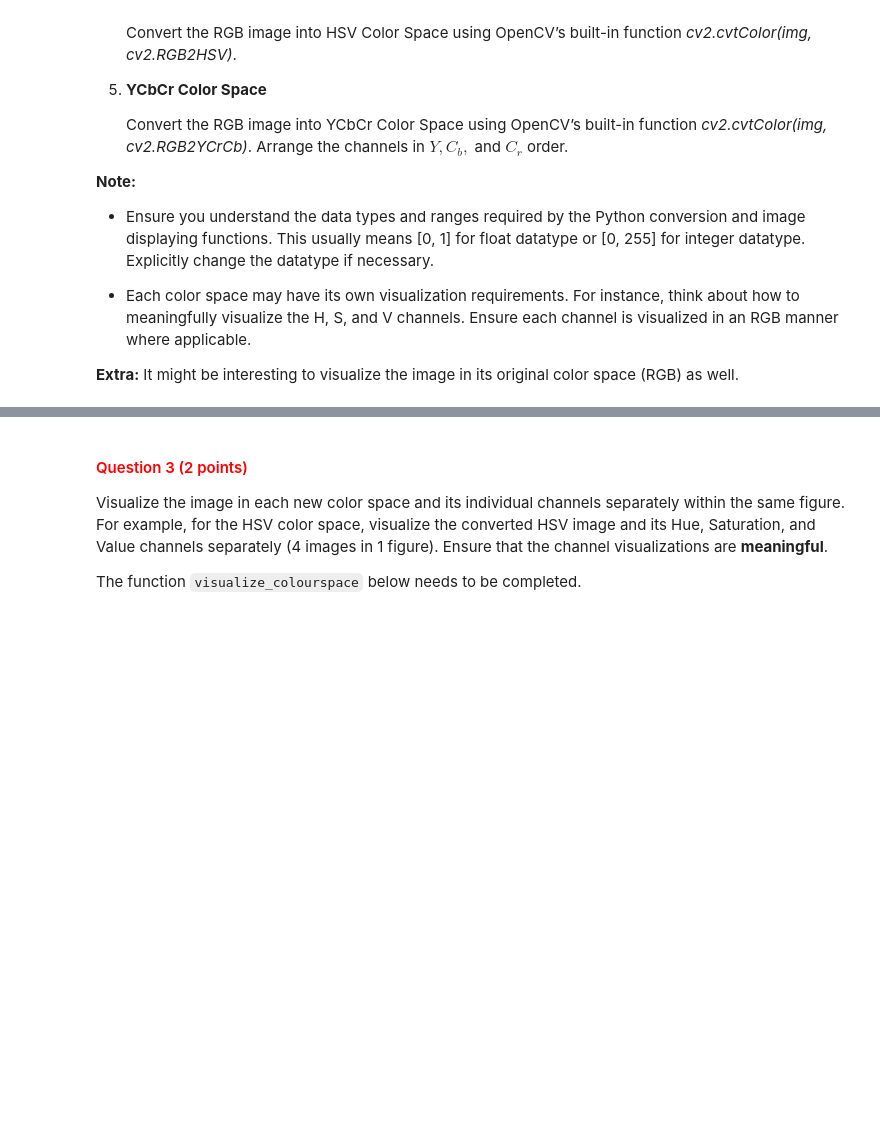
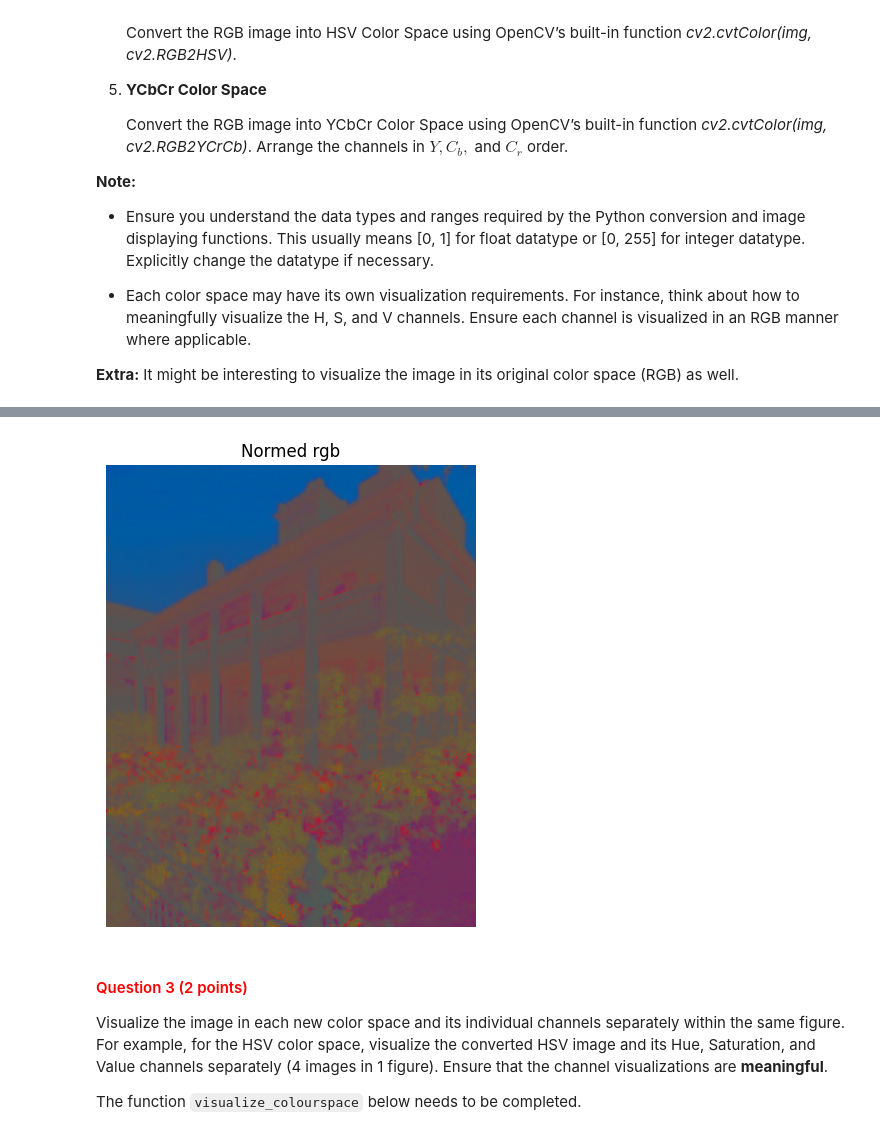
Before and after one commit to juttevijverberg/cv1-lab-1, a Jupyter notebook: cv1-lab-1.ipynb, the cells around one changed output, grey strips where cells are left out. Cells and saved outputs as stored; diff of their text form; code cells hidden in the pictures; blank space fills up the shorter version.

```diff
--- a/cv1-lab-1.ipynb
+++ b/cv1-lab-1.ipynb
@@ -257,9 +293,26 @@ def convert_rgb_to_normedrgb(input_image):
         new_image: image with channels representing normalized RGB color space
     '''
 
-    # YOUR CODE HERE
+    image = plt.imread(input_image)
+    new_image = np.zeros(image.shape, dtype=np.uint8)
+
+    norm_factor = np.sum(image, axis=2)
+
+    new_image[:,:,0] = image[:,:,0] / norm_factor * 255
+    new_image[:,:,1] = image[:,:,1] / norm_factor * 255
+    new_image[:,:,2] = image[:,:,2] / norm_factor * 255
 
     return new_image
+# %%
+image = convert_rgb_to_normedrgb('images/beehive_house.jpg')
+fig, ax = plt.subplots(1, 1, figsize=(15, 6))
+
+ax.imshow(image)
+ax.axis('off')
+ax.set_title('Normed rgb')
+plt.show()
+# %% [output]
+[figure, added]
 # %%
 def convert_colour_space(input_image, colourspace):
     '''
```
Also changed, not shown: parts of 10 cells of this notebook.
